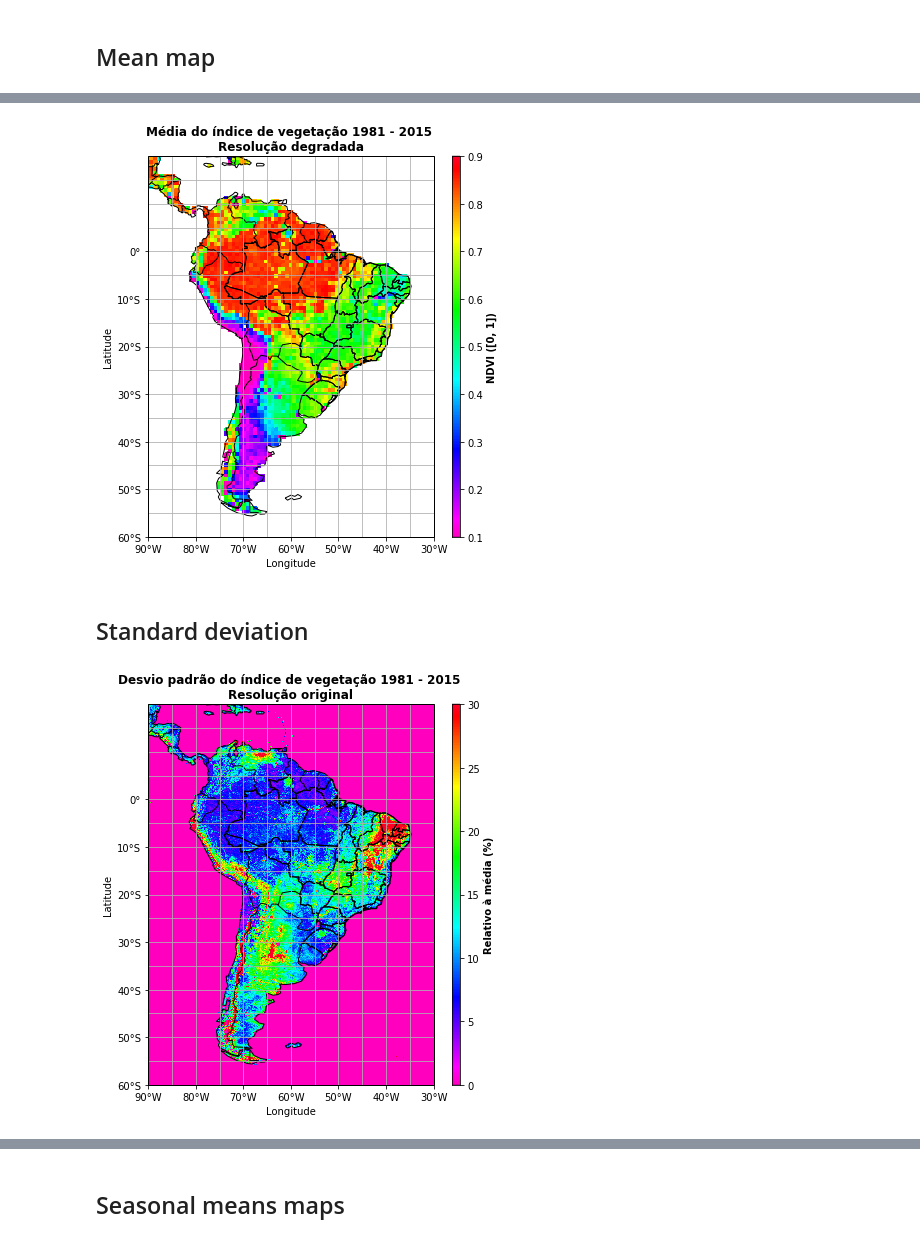
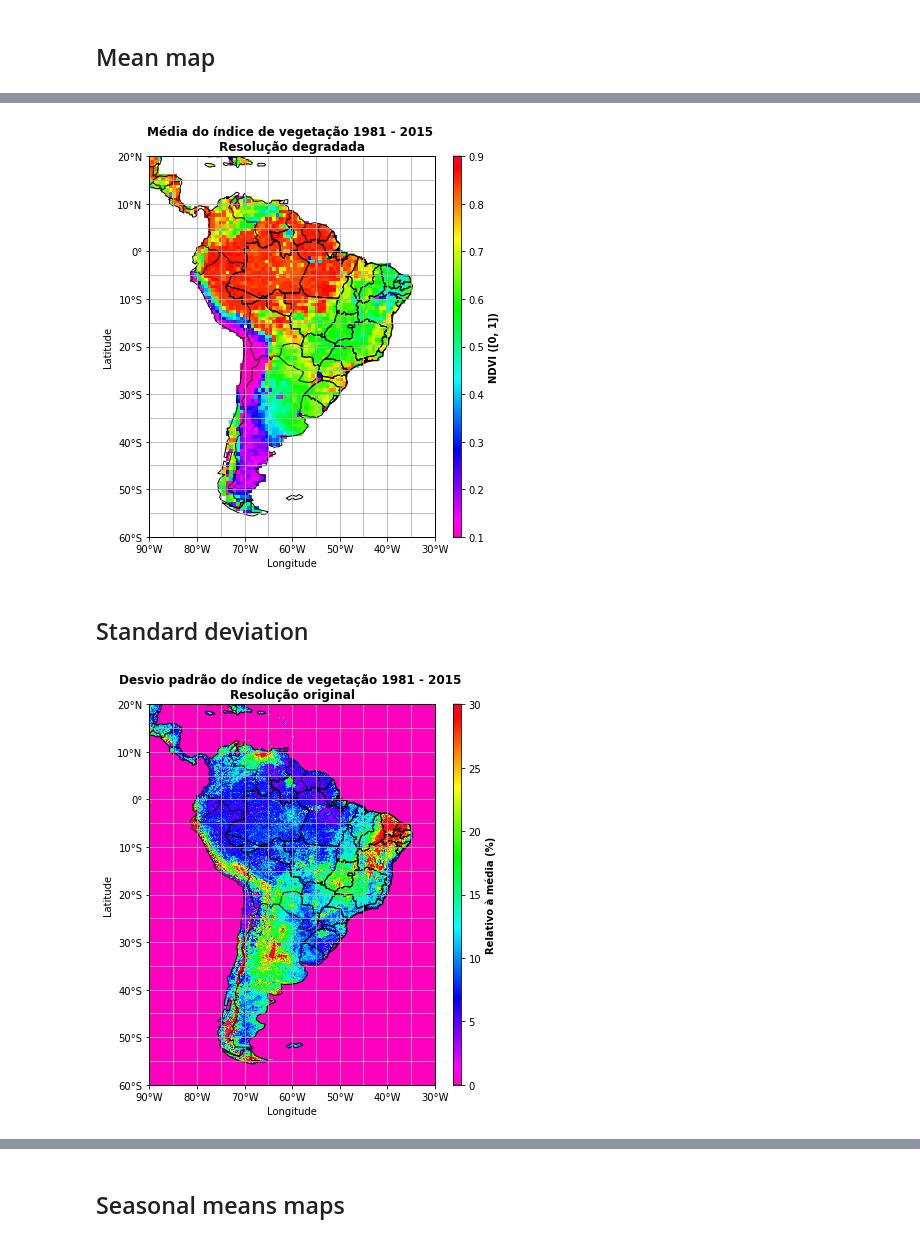
Before and after one commit to andre1cps/phd, a Jupyter notebook: notebooks/make_figures/ndvi_statistics.ipynb, the cells around one changed output, grey strips where cells are left out. Saved outputs shown, nothing was run; the diff lists cells and outputs as text; code cells hidden in the pictures.

```diff
--- a/notebooks/make_figures/ndvi_statistics.ipynb
+++ b/notebooks/make_figures/ndvi_statistics.ipynb
@@ -259,7 +260,7 @@ for index, axis in enumerate(axgr):
     axis.set_extent([loni, lonf, latf, lati], crs=projection)
     axis.add_feature(cfeature.BORDERS)
     axis.set_xticks(np.arange(-90, -20, 10), crs=projection)
-    axis.set_yticks(np.arange(-60, 10, 10), crs=projection)
+    axis.set_yticks(np.arange(-60, 30, 10), crs=projection)
     lon_formatter = LongitudeFormatter(zero_direction_label=True)
     lat_formatter = LatitudeFormatter()
     axis.xaxis.set_major_formatter(lon_formatter)
@@ -294,5 +295,5 @@ cb.set_label_text("NDVI ([0, 1])", weight="bold")
 cb.cbar_axis.set_ticks(np.arange(0.1, 1.0, 0.1))
 
 # Save figure.
-plt.savefig(fig_path + "ndvi_mean_ori_pt.jpg", dpi=200, bbox_inches="tight")
+plt.savefig(fig_path + "ndvi_gimms_mean_ori_pt.jpg", dpi=200, bbox_inches="tight")
 # %% [output]
@@ -319,7 +320,7 @@ for index, axis in enumerate(axgr):
     axis.set_extent([loni, lonf, latf, lati], crs=projection)
     axis.add_feature(cfeature.BORDERS)
     axis.set_xticks(np.arange(-90, -20, 10), crs=projection)
-    axis.set_yticks(np.arange(-60, 10, 10), crs=projection)
+    axis.set_yticks(np.arange(-60, 30, 10), crs=projection)
     lon_formatter = LongitudeFormatter(zero_direction_label=True)
     lat_formatter = LatitudeFormatter()
     axis.xaxis.set_major_formatter(lon_formatter)
@@ -354,9 +355,9 @@ cb.set_label_text("NDVI ([0, 1])", weight="bold")
 cb.cbar_axis.set_ticks(np.arange(0.1, 1.0, 0.1))
 
 # Save figures.
-plt.savefig(fig_path + "ndvi_mean_deg_pt.jpg", dpi=200, bbox_inches="tight")
+plt.savefig(fig_path + "ndvi_gimms_mean_deg_pt.jpg", dpi=200, bbox_inches="tight")
 # %% [output]
-[figure, old version]
+[figure, new version]
 # %% [markdown]
 ## Standard deviation
 # %%
@@ -381,7 +382,7 @@ for index, axis in enumerate(axgr):
     axis.set_extent([loni, lonf, latf, lati], crs=projection)
     axis.add_feature(cfeature.BORDERS)
     axis.set_xticks(np.arange(-90, -20, 10), crs=projection)
-    axis.set_yticks(np.arange(-60, 10, 10), crs=projection)
+    axis.set_yticks(np.arange(-60, 30, 10), crs=projection)
     lon_formatter = LongitudeFormatter(zero_direction_label=True)
     lat_formatter = LatitudeFormatter()
     axis.xaxis.set_major_formatter(lon_formatter)
@@ -390,35 +391,35 @@ for index, axis in enumerate(axgr):
 
     # Plot data on this map.
     p = (DAo.std("time") / DAo.mean("time") * 100).plot(
         ax=axis,
         vmin=0,
         vmax=30,
         cmap=plt.cm.gist_rainbow_r,
         add_colorbar=False,
         add_labels=False)
 
     # Labels.
     p.axes.set_xlabel("Longitude")
     p.axes.set_ylabel("Latitude")
     p.axes.set_title("Desvio padrão do índice de vegetação 1981 - 2015 \n" + \
                      "Resolução original", weight="bold")
 
     # Brazilian states's boundaries.
     for state in shp.geometries():
         axis.add_geometries(geoms=[state],
                             crs=projection,
                             facecolor="none",
                             edgecolor="black")
 
 # Fill common colorbar.
 cb = axgr.cbar_axes[0].colorbar(p)
 cb.set_label_text("Relativo à média (%)", weight="bold")
 cb.cbar_axis.set_ticks(np.arange(0, 35, 5))
 
 # Save figure.
-plt.savefig(fig_path + "ndvi_std_ori_pt.jpg", dpi=200, bbox_inches="tight")
+plt.savefig(fig_path + "ndvi_gimms_std_ori_pt.jpg", dpi=200, bbox_inches="tight")
 # %% [output]
-[figure, old version]
+[figure, new version]
 # %%
 # Make grid object.
 projection = ccrs.PlateCarree()
```
Also changed, not shown: parts of 11 cells of this notebook, 23 other files.
